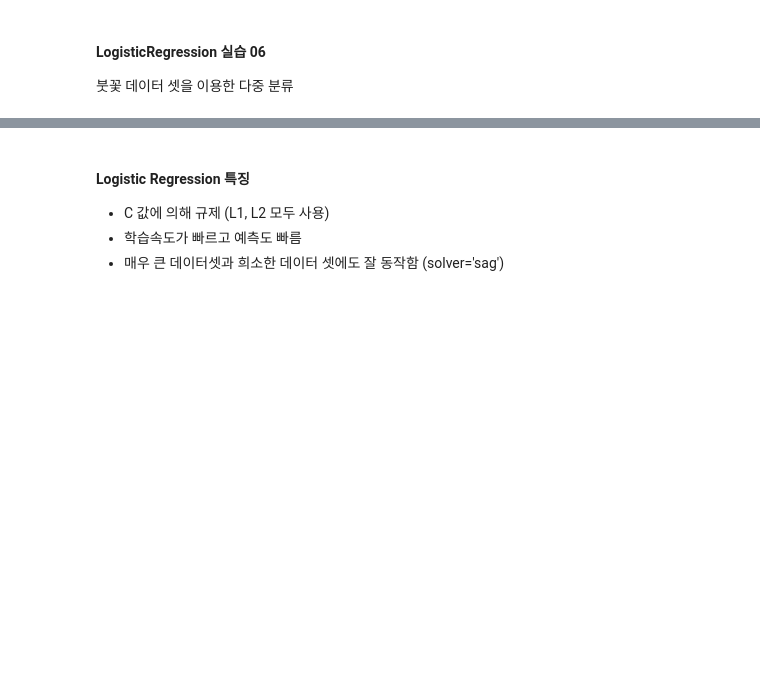
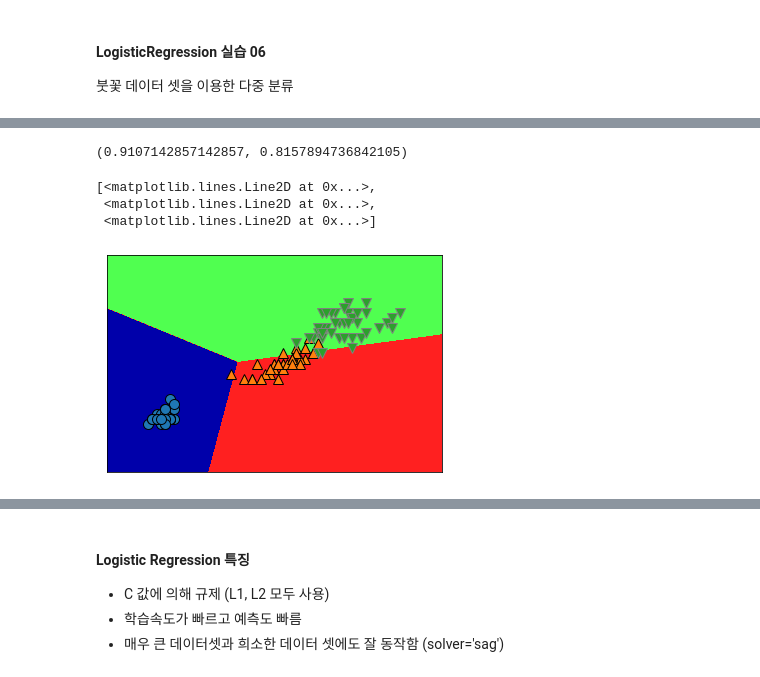
Before and after one commit to soohyoen/artificial-intelligence, a Jupyter notebook: ml_06_지도학습_Logistic_Regression_ipynb의_사본.ipynb, the cells around one changed output, grey strips where cells are left out. Drawn from its saved outputs; the diff is of its cells as text; code cells hidden in the pictures; blank space fills up the shorter version.

```diff
--- a/ml_06_지도학습_Logistic_Regression_ipynb의_사본.ipynb
+++ b/ml_06_지도학습_Logistic_Regression_ipynb의_사본.ipynb
@@ -514,0 +542,17 @@ from sklearn.svm import LinearSVC
+# %%
+from sklearn.svm import LinearSVC
+# data는 똑같지만 그림그리는 기준이 다르기 때문에 정확도가 떨어진다.
+# 중앙으로부터 해서 섹션을 나누기때문에 데이터에 따라 방법에 따라 다르게 나타난다.
+
+model = LinearSVC(C=1,max_iter=10000).fit(X_train,y_train)
+model.score(X_train,y_train), model.score(X_test,y_test)
+# %% [output]
+(0.9107142857142857, 0.8157894736842105)
+# %%
+mglearn.plots.plot_2d_classification(model,X_train)
+mglearn.discrete_scatter(X_train[:,0],X_train[:,1],y_train)
+# %% [output]
+[<matplotlib.lines.Line2D at 0x...>,
+ <matplotlib.lines.Line2D at 0x...>,
+ <matplotlib.lines.Line2D at 0x...>]
+[figure, added]
```
Also changed, not shown: parts of 30 cells of this notebook.
